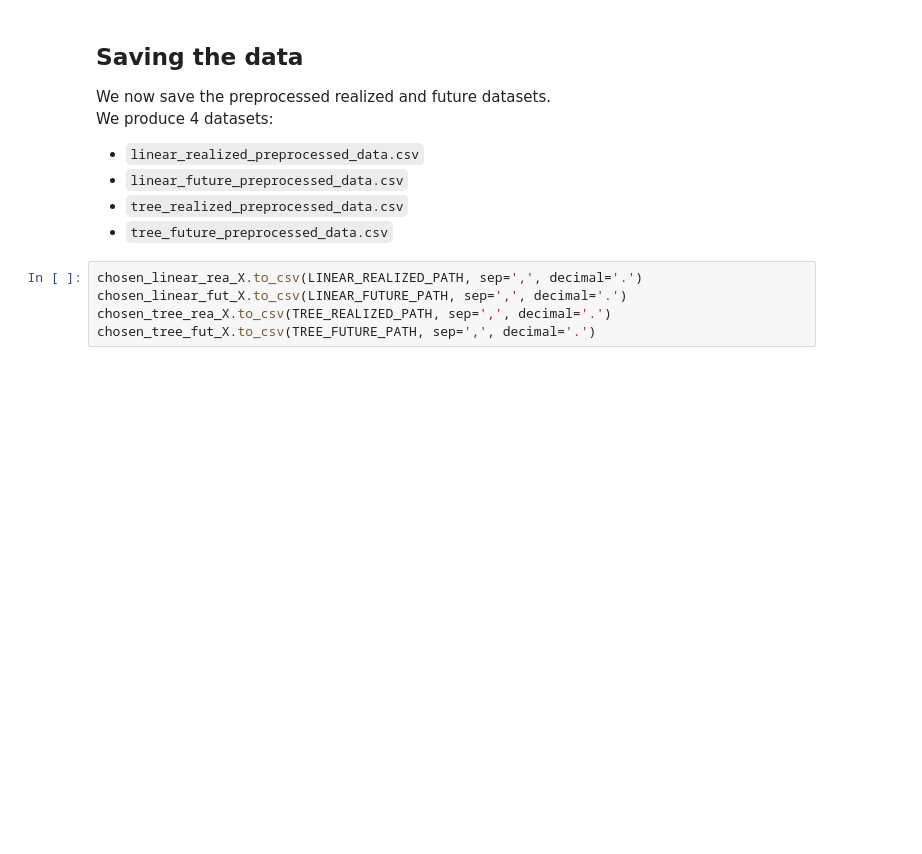
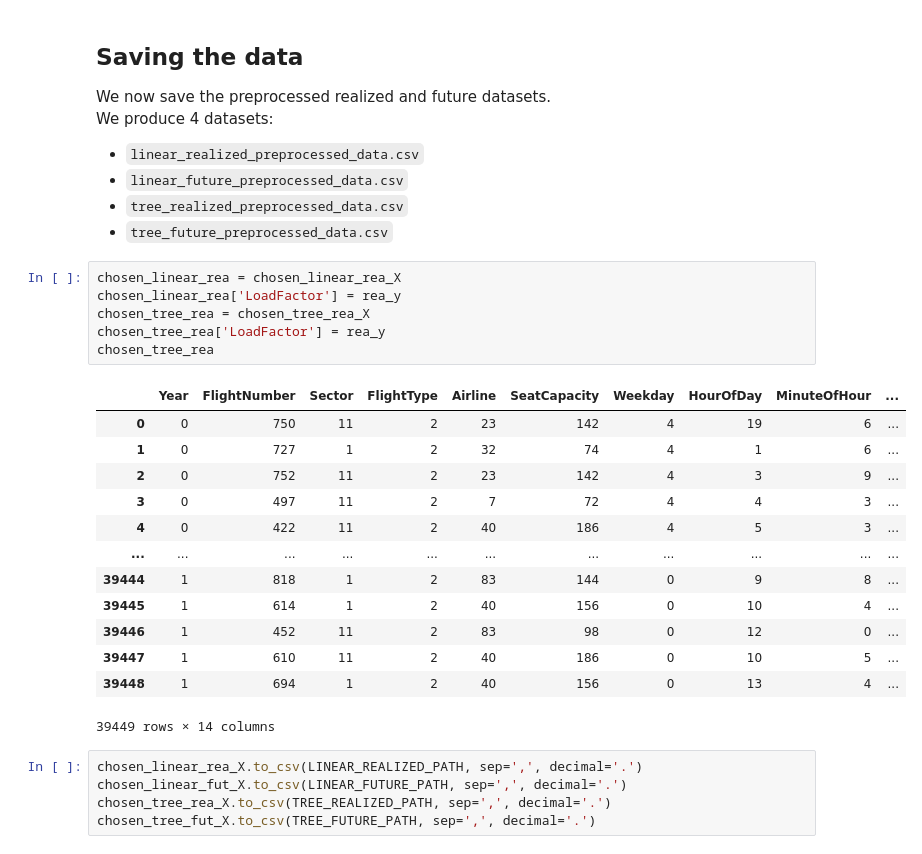
Before and after one commit to augustsemrau/02582case1, a Jupyter notebook: notebooks/data_preprocessing_v2.ipynb, the cells around one changed output. Cells and saved outputs as stored; diff of their text form; blank space fills up the shorter version.

```diff
--- a/notebooks/data_preprocessing_v2.ipynb
+++ b/notebooks/data_preprocessing_v2.ipynb
@@ -324,6 +324,26 @@ We produce 4 datasets:
 * `linear_future_preprocessed_data.csv`
 * `tree_realized_preprocessed_data.csv`
 * `tree_future_preprocessed_data.csv`
+# %%
+chosen_linear_rea = chosen_linear_rea_X
+chosen_linear_rea['LoadFactor'] = rea_y
+chosen_tree_rea = chosen_tree_rea_X
+chosen_tree_rea['LoadFactor'] = rea_y
+chosen_tree_rea
+# %% [output]
+|  | Year | FlightNumber | Sector | FlightType | Airline | SeatCapacity | Weekday | HourOfDay | MinuteOfHour | ... |
+| 0 | 0 | 750 | 11 | 2 | 23 | 142 | 4 | 19 | 6 | ... |
+| 1 | 0 | 727 | 1 | 2 | 32 | 74 | 4 | 1 | 6 | ... |
+| 2 | 0 | 752 | 11 | 2 | 23 | 142 | 4 | 3 | 9 | ... |
+| 3 | 0 | 497 | 11 | 2 | 7 | 72 | 4 | 4 | 3 | ... |
+| 4 | 0 | 422 | 11 | 2 | 40 | 186 | 4 | 5 | 3 | ... |
+| ... | ... | ... | ... | ... | ... | ... | ... | ... | ... | ... |
+| 39444 | 1 | 818 | 1 | 2 | 83 | 144 | 0 | 9 | 8 | ... |
+| 39445 | 1 | 614 | 1 | 2 | 40 | 156 | 0 | 10 | 4 | ... |
+| 39446 | 1 | 452 | 11 | 2 | 83 | 98 | 0 | 12 | 0 | ... |
+| 39447 | 1 | 610 | 11 | 2 | 40 | 186 | 0 | 10 | 5 | ... |
+| 39448 | 1 | 694 | 1 | 2 | 40 | 156 | 0 | 13 | 4 | ... |
+39449 rows × 14 columns
 # %%
 chosen_linear_rea_X.to_csv(LINEAR_REALIZED_PATH, sep=',', decimal='.')
 chosen_linear_fut_X.to_csv(LINEAR_FUTURE_PATH, sep=',', decimal='.')
```
Also changed, not shown: 7 other files.
